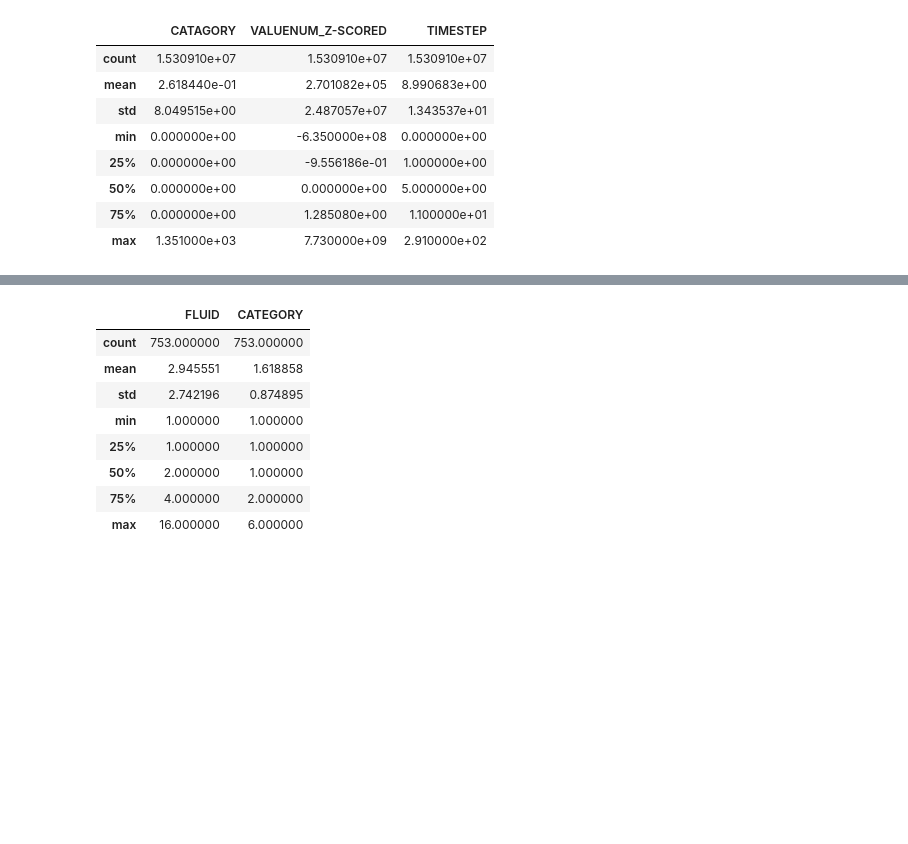
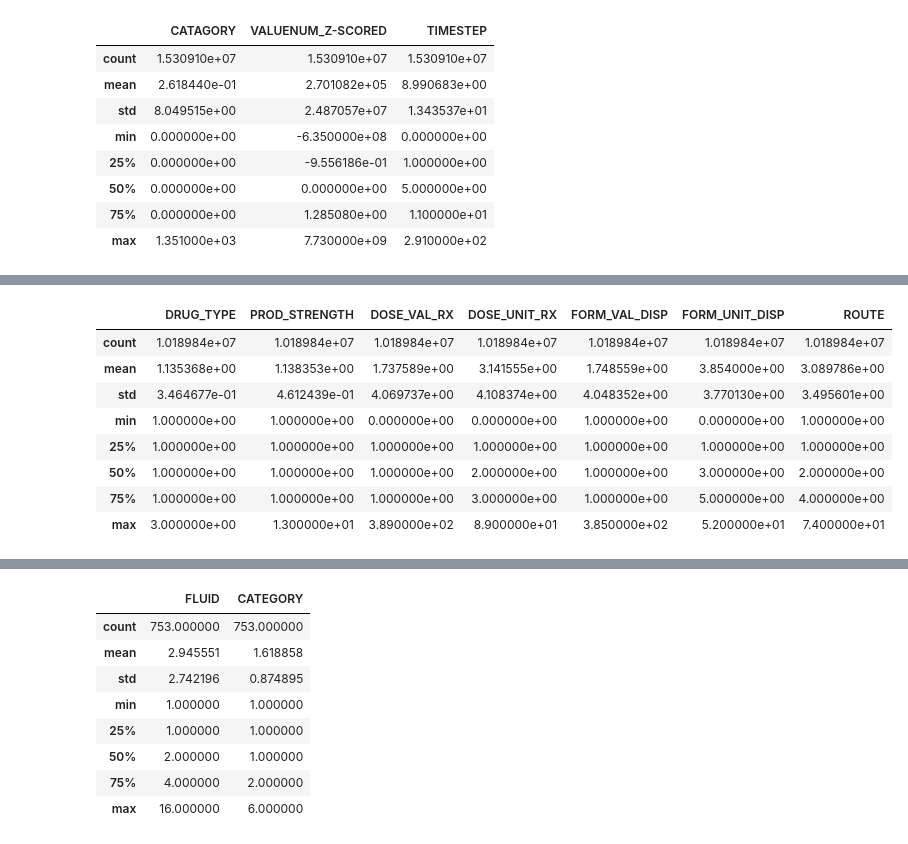
Before and after one commit to Nemo4110/GNNs-Driven-Clinical-Decision-Making-Assistance, a Jupyter notebook: notebook/construct_graph.ipynb, the cells around one changed output, grey strips where cells are left out. Drawn from its saved outputs; the diff is of its cells as text; code cells hidden in the pictures; blank space fills up the shorter version.

```diff
--- a/notebook/construct_graph.ipynb
+++ b/notebook/construct_graph.ipynb
@@ -83,11 +97,9 @@ Hence, here raises 3 choices,
 # %%
 path_dataset = r"/data/data2/041/datasets/mimic-iii-clinical-database-1.4"
-list_csvgz = [f for f in os.listdir(path_dataset) if f[-6:]=="csv.gz"]
-# [f for f in list_csvgz if f[-10:-7]=='NEW']
+# list_csvgz = [f for f in os.listdir(path_dataset) if f[-6:]=="csv.gz"]
 
-df_admissions = pd.read_csv(os.path.join(path_dataset, "ADMISSIONS_NEW.csv.gz"))
-df_labitems = pd.read_csv(os.path.join(path_dataset, "D_LABITEMS_NEW.csv.gz"))
-# df_labevents = pd.read_csv(os.path.join(path_dataset, "LABEVENTS_NEW.csv.gz"))
-df_labevents = pd.read_csv(os.path.join(path_dataset, "LABEVENTS_NEW_remove_duplicate_edges.csv.gz"))
-
-df_labevents.head()
+df_admissions    = pd.read_csv(os.path.join(path_dataset, "ADMISSIONS_NEW.csv.gz"))
+df_labitems      = pd.read_csv(os.path.join(path_dataset, "D_LABITEMS_NEW.csv.gz"))
+df_labevents     = pd.read_csv(os.path.join(path_dataset, "LABEVENTS_PREPROCESSED.csv.gz"))
+df_prescriptions = pd.read_csv(os.path.join(path_dataset, "PRESCRIPTIONS_PREPROCESSED.csv.gz"))
+df_drug_ndc_feat = pd.read_csv(os.path.join(path_dataset, "DRUGS_NDC_FEAT.csv.gz"))
@@ -157,0 +162,18 @@ df_admissions[list_selected_admission_columns].describe()
+# %%
+df_prescriptions[["DRUG_TYPE",
+                  "PROD_STRENGTH",
+                  "DOSE_VAL_RX",
+                  "DOSE_UNIT_RX",
+                  "FORM_VAL_DISP",
+                  "FORM_UNIT_DISP",
+                  "ROUTE"]].describe()
+# %% [output]
+|  | DRUG_TYPE | PROD_STRENGTH | DOSE_VAL_RX | DOSE_UNIT_RX | FORM_VAL_DISP | FORM_UNIT_DISP | ROUTE |
+| count | 1.018984e+07 | 1.018984e+07 | 1.018984e+07 | 1.018984e+07 | 1.018984e+07 | 1.018984e+07 | 1.018984e+07 |
+| mean | 1.135368e+00 | 1.138353e+00 | 1.737589e+00 | 3.141555e+00 | 1.748559e+00 | 3.854000e+00 | 3.089786e+00 |
+| std | 3.464677e-01 | 4.612439e-01 | 4.069737e+00 | 4.108374e+00 | 4.048352e+00 | 3.770130e+00 | 3.495601e+00 |
+| min | 1.000000e+00 | 1.000000e+00 | 0.000000e+00 | 0.000000e+00 | 1.000000e+00 | 0.000000e+00 | 1.000000e+00 |
+| 25% | 1.000000e+00 | 1.000000e+00 | 1.000000e+00 | 1.000000e+00 | 1.000000e+00 | 1.000000e+00 | 1.000000e+00 |
+| 50% | 1.000000e+00 | 1.000000e+00 | 1.000000e+00 | 2.000000e+00 | 1.000000e+00 | 3.000000e+00 | 2.000000e+00 |
+| 75% | 1.000000e+00 | 1.000000e+00 | 1.000000e+00 | 3.000000e+00 | 1.000000e+00 | 5.000000e+00 | 4.000000e+00 |
+| max | 3.000000e+00 | 1.300000e+01 | 3.890000e+02 | 8.900000e+01 | 3.850000e+02 | 5.200000e+01 | 7.400000e+01 |
```
Also changed, not shown: parts of 22 cells of this notebook, 30 other files.
